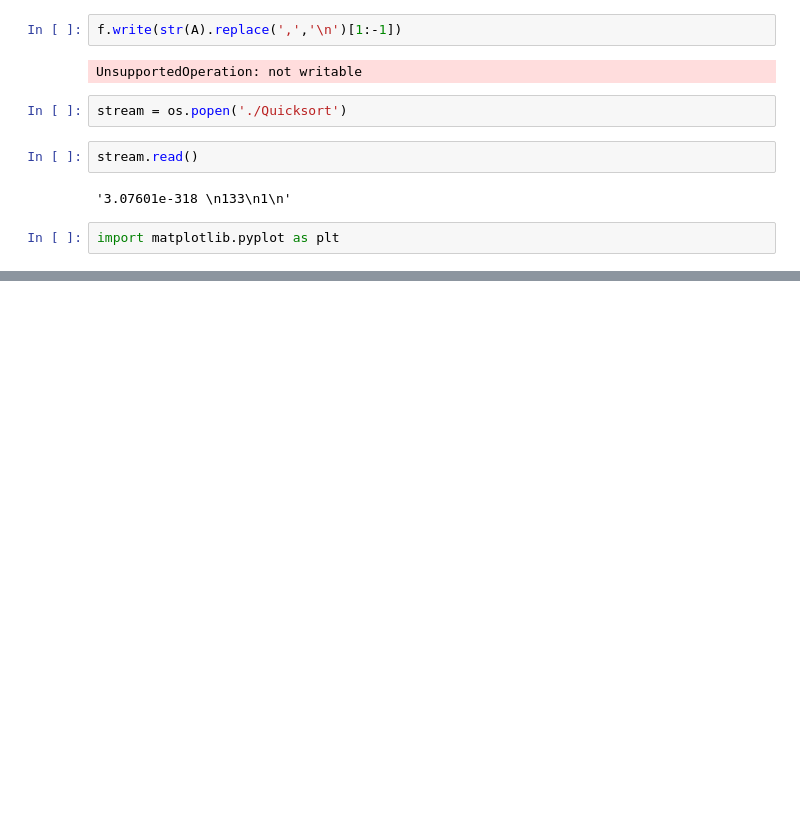
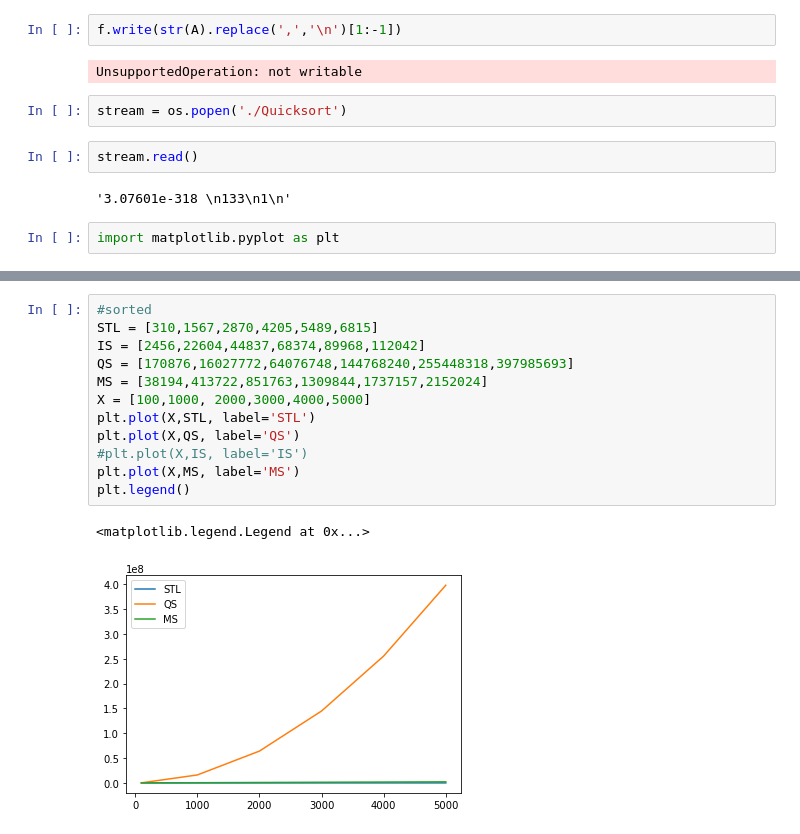
Before and after one commit to EdoardoTronconi/ProgettoSDA, a Jupyter notebook: Notebook/SDA.ipynb, the cells around one changed output, grey strips where cells are left out. Drawn from its saved outputs; the diff is of its cells as text; blank space fills up the shorter version.

```diff
--- a/Notebook/SDA.ipynb
+++ b/Notebook/SDA.ipynb
@@ -33,0 +44,15 @@ plt.scatter(X,Y)
+# %%
+#sorted
+STL = [310,1567,2870,4205,5489,6815]
+IS = [2456,22604,44837,68374,89968,112042]
+QS = [170876,16027772,64076748,144768240,255448318,397985693]
+MS = [38194,413722,851763,1309844,1737157,2152024]
+X = [100,1000, 2000,3000,4000,5000]
+plt.plot(X,STL, label='STL')
+plt.plot(X,QS, label='QS')
+#plt.plot(X,IS, label='IS')
+plt.plot(X,MS, label='MS')
+plt.legend()
+# %% [output]
+<matplotlib.legend.Legend at 0x...>
+[figure, added]
```
Also changed, not shown: parts of 5 cells of this notebook.
